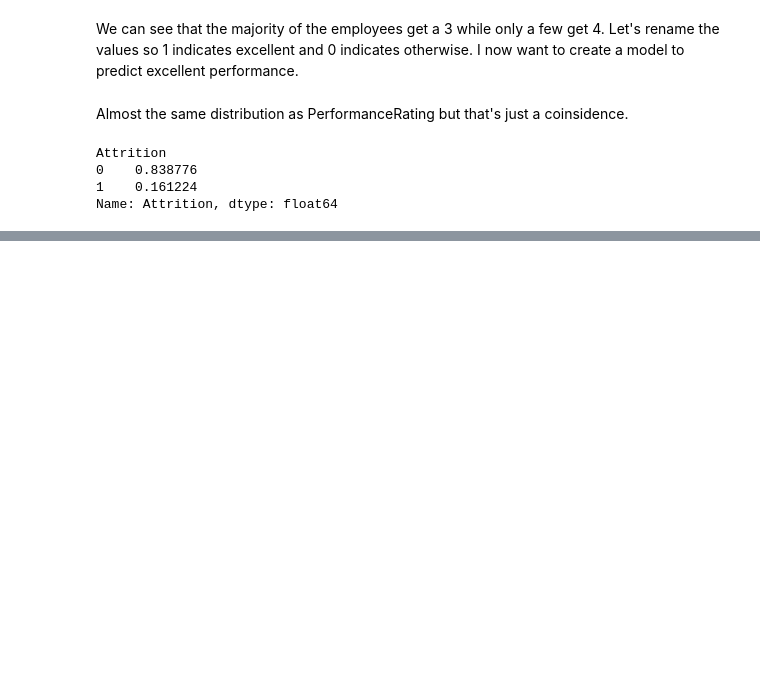
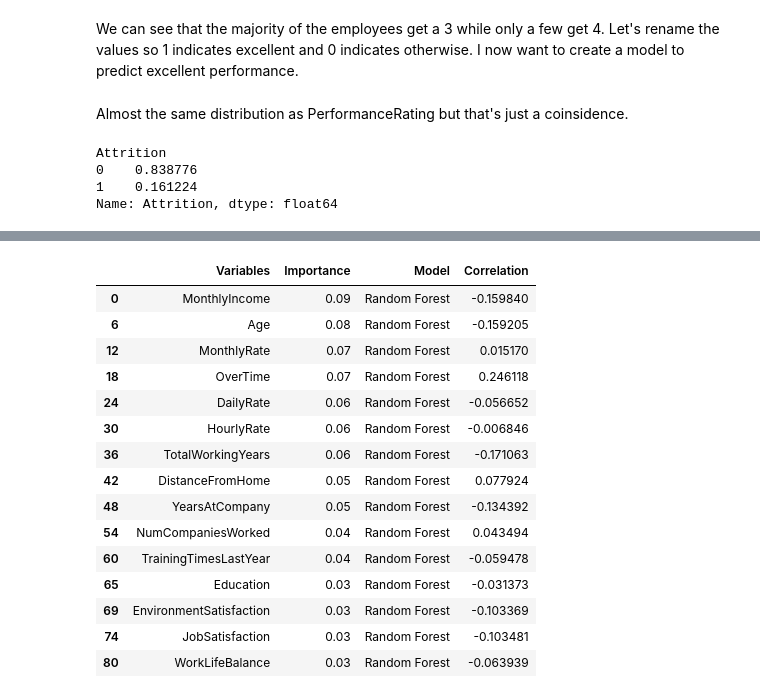
Before and after one commit to mmacrides/Personal-Projects, a Jupyter notebook: Employee Attrition - Machine Learning/EmployeeAttrition.ipynb, the cells around one changed output, grey strips where cells are left out. Saved outputs shown, nothing was run; the diff lists cells and outputs as text; code cells hidden in the pictures; blank space fills up the shorter version.

```diff
--- a/Employee Attrition - Machine Learning/EmployeeAttrition.ipynb
+++ b/Employee Attrition - Machine Learning/EmployeeAttrition.ipynb
@@ -324,0 +321,20 @@ Now that we selected gradient boosting as our model moving forward, let's tune i
+# %%
+features_small = feature(features, 'Random Forest')
+features_small
+# %% [output]
+|  | Variables | Importance | Model | Correlation |
+| 0 | MonthlyIncome | 0.09 | Random Forest | -0.159840 |
+| 6 | Age | 0.08 | Random Forest | -0.159205 |
+| 12 | MonthlyRate | 0.07 | Random Forest | 0.015170 |
+| 18 | OverTime | 0.07 | Random Forest | 0.246118 |
+| 24 | DailyRate | 0.06 | Random Forest | -0.056652 |
+| 30 | HourlyRate | 0.06 | Random Forest | -0.006846 |
+| 36 | TotalWorkingYears | 0.06 | Random Forest | -0.171063 |
+| 42 | DistanceFromHome | 0.05 | Random Forest | 0.077924 |
+| 48 | YearsAtCompany | 0.05 | Random Forest | -0.134392 |
+| 54 | NumCompaniesWorked | 0.04 | Random Forest | 0.043494 |
+| 60 | TrainingTimesLastYear | 0.04 | Random Forest | -0.059478 |
+| 65 | Education | 0.03 | Random Forest | -0.031373 |
+| 69 | EnvironmentSatisfaction | 0.03 | Random Forest | -0.103369 |
+| 74 | JobSatisfaction | 0.03 | Random Forest | -0.103481 |
+| 80 | WorkLifeBalance | 0.03 | Random Forest | -0.063939 |
```
Also changed, not shown: parts of 42 cells of this notebook, 4 other files.
